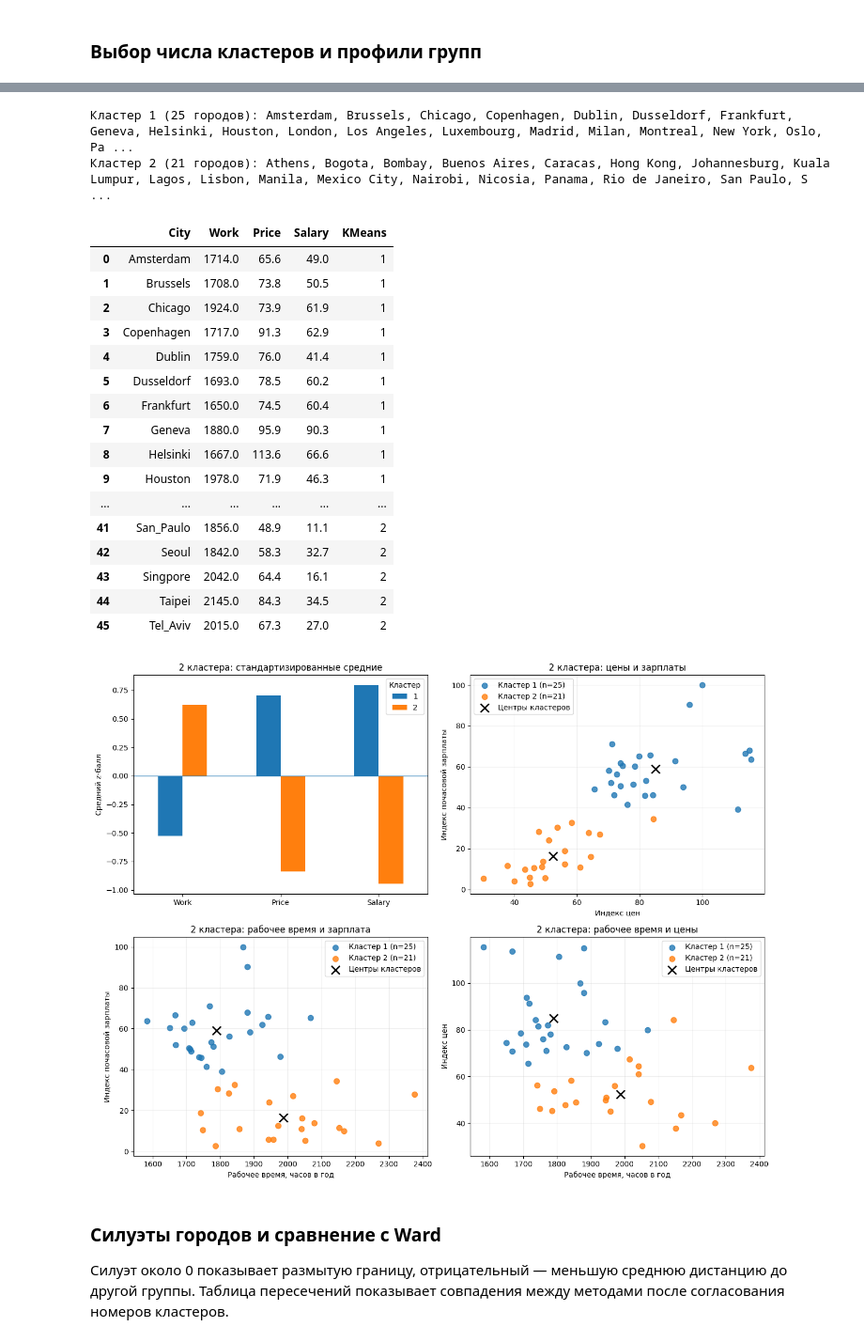
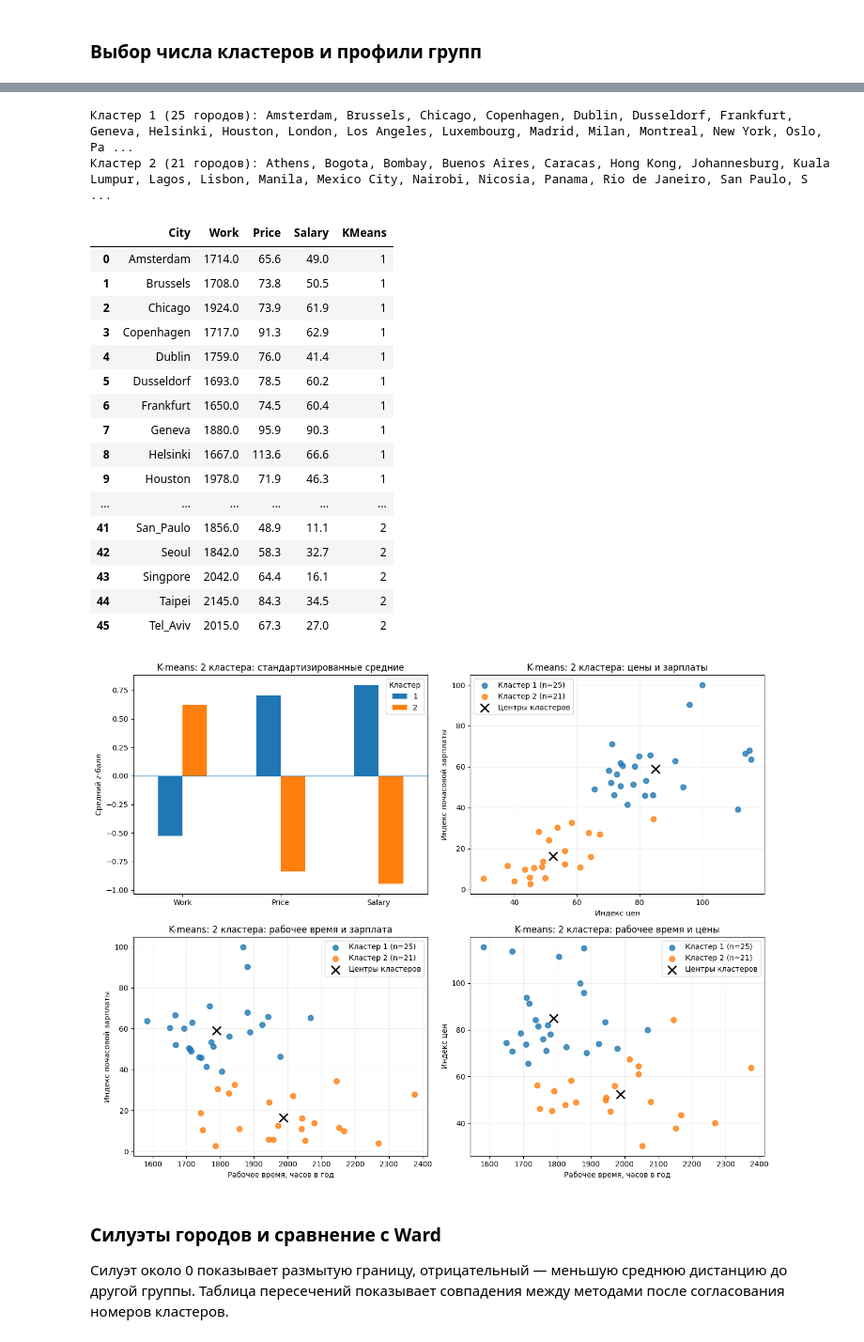
Before and after one commit to IvanManomenov/python_data_analytics, a Jupyter notebook: lab2/lab2_kmeans.ipynb, the cells around one changed output, grey strips where cells are left out. Shown at 94% size. Drawn from its saved outputs; the diff is of its cells as text; code cells hidden in the pictures.

```diff
--- a/lab2/lab2_kmeans.ipynb
+++ b/lab2/lab2_kmeans.ipynb
@@ -51,9 +282,7 @@ display(km_scores.round(4))
 km_k = int(km_scores.sort_values(['silhouette', 'k'], ascending=[False, True]).iloc[0]['k'])
 km_model = km_models[km_k]
 # Нумеруем группы по убыванию средней зарплаты и сохраняем назначения городов.
-order2 = np.argsort(scaler2.inverse_transform(km_model.cluster_centers_)[:, 2])[::-1]
-map2 = {int(old): new+1 for new, old in enumerate(order2)}
-km_labels = np.array([map2[int(c)] for c in km_model.labels_])
+km_labels = relabel_by_salary(cities2, km_model.labels_)
 cities2['KMeans'] = km_labels
 print('KMEANS_RESULT', km_k, silhouette_score(X2, km_labels))
 display(cities2.groupby('KMeans').agg(n=('City','size'), **{f:(f,'mean') for f in features2}).round(3))
@@ -81,73 +310,37 @@ axes[0].set(title='Метод k-средних: график локтя', xlabel
 axes[1].plot(km_scores.k, km_scores.silhouette, 'o-')
 axes[1].axvline(km_k, linestyle='--')
 axes[1].set(title='Метод k-средних: средний силуэт', xlabel='k', ylabel='Silhouette', xticks=km_scores.k)
 for ax in axes: ax.grid(alpha=.2)
 plt.tight_layout(); plt.show()
-# Выводим средние признаки и состав выбранных групп.
-km_summary = cities2.groupby('KMeans').agg(Cities=('City','size'), Work=('Work','mean'), Price=('Price','mean'), Salary=('Salary','mean'))
-display(km_summary.round(2))
-for c, part in cities2.groupby('KMeans'):
-    print(f'Кластер {c} ({len(part)} городов):', ', '.join(part.City.str.replace('_', ' ').sort_values()))
-display(cities2.sort_values(['KMeans','City']).reset_index(drop=True))
-
-# Готовим профили групп и координаты их центров.
-def plot_kmeans_groups(model, group_labels, k):
-    plot_data = cities2.assign(KMeans=group_labels)
-    profiles = (pd.DataFrame(X2, columns=features2)
-                .assign(KMeans=group_labels).groupby('KMeans').mean())
-    centers = pd.DataFrame(scaler2.inverse_transform(model.cluster_centers_), columns=features2)
-    # Строим профили и диаграммы для всех трёх пар признаков.
-    fig, axes = plt.subplots(2, 2, figsize=(13, 10))
-    axes = axes.ravel()
-    profiles.T.plot.bar(ax=axes[0], rot=0)
-    axes[0].axhline(0, linewidth=1)
-    axes[0].set(title=f'{k} кластера: стандартизированные средние', ylabel='Средний z-балл')
-    axes[0].legend(title='Кластер')
-    for ax, x, y, title in [
-        (axes[1], 'Price', 'Salary', 'Цены и зарплаты'),
-        (axes[2], 'Work', 'Salary', 'Рабочее время и зарплата'),
-        (axes[3], 'Work', 'Price', 'Рабочее время и цены')
-    ]:
-        for cluster, part in plot_data.groupby('KMeans'):
-            ax.scatter(part[x], part[y], s=55, alpha=.8,
-                       label=f'Кластер {cluster} (n={len(part)})')
-        ax.scatter(centers[x], centers[y], marker='x', c='black',
-                   s=130, linewidths=2, zorder=5, label='Центры кластеров')
-        axis_names = {'Work': 'Рабочее время, часов в год',
-                      'Price': 'Индекс цен', 'Salary': 'Индекс почасовой зарплаты'}
-        ax.set(title=f'{k} кластера: {title.lower()}', xlabel=axis_names[x], ylabel=axis_names[y])
-        ax.legend()
-        ax.grid(alpha=.2)
-    plt.tight_layout()
-    plt.show()
-
-plot_kmeans_groups(km_model, km_labels, km_k)
+# Показываем средние признаки и состав выбранных групп.
+km_summary = show_cluster_summary(cities2, 'KMeans', features2)
+plot_cluster_profiles(cities2, X2, km_labels, features2, f'K-means: {km_k} кластера')
 # %% [output]
 [figure]
 |  | Cities | Work | Price | Salary |
 | KMeans |  |  |  |  |
 | 1 | 25 | 1789.24 | 84.97 | 59.03 |
 | 2 | 21 | 1987.86 | 52.40 | 16.35 |
 Кластер 1 (25 городов): Amsterdam, Brussels, Chicago, Copenhagen, Dublin, Dusseldorf, Frankfurt, Geneva, Helsinki, Houston, London, Los Angeles, Luxembourg, Madrid, Milan, Montreal, New York, Oslo, Pa ...
 Кластер 2 (21 городов): Athens, Bogota, Bombay, Buenos Aires, Caracas, Hong Kong, Johannesburg, Kuala Lumpur, Lagos, Lisbon, Manila, Mexico City, Nairobi, Nicosia, Panama, Rio de Janeiro, San Paulo, S ...
 |  | City | Work | Price | Salary | KMeans |
 | 0 | Amsterdam | 1714.0 | 65.6 | 49.0 | 1 |
 | 1 | Brussels | 1708.0 | 73.8 | 50.5 | 1 |
 | 2 | Chicago | 1924.0 | 73.9 | 61.9 | 1 |
 | 3 | Copenhagen | 1717.0 | 91.3 | 62.9 | 1 |
 | 4 | Dublin | 1759.0 | 76.0 | 41.4 | 1 |
 | 5 | Dusseldorf | 1693.0 | 78.5 | 60.2 | 1 |
 | 6 | Frankfurt | 1650.0 | 74.5 | 60.4 | 1 |
 | 7 | Geneva | 1880.0 | 95.9 | 90.3 | 1 |
 | 8 | Helsinki | 1667.0 | 113.6 | 66.6 | 1 |
 | 9 | Houston | 1978.0 | 71.9 | 46.3 | 1 |
 | ... | ... | ... | ... | ... | ... |
 | 41 | San_Paulo | 1856.0 | 48.9 | 11.1 | 2 |
 | 42 | Seoul | 1842.0 | 58.3 | 32.7 | 2 |
 | 43 | Singpore | 2042.0 | 64.4 | 16.1 | 2 |
 | 44 | Taipei | 2145.0 | 84.3 | 34.5 | 2 |
 | 45 | Tel_Aviv | 2015.0 | 67.3 | 27.0 | 2 |
-[figure, old version]
+[figure, new version]
 # %% [markdown]
 ### Силуэты городов и сравнение с Ward
 
```
Also changed, not shown: parts of 14 cells of this notebook.
